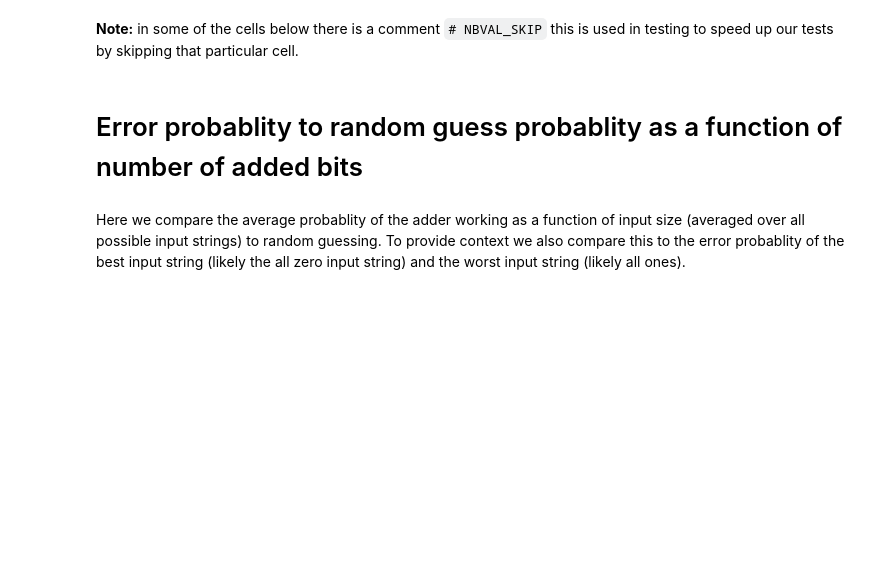
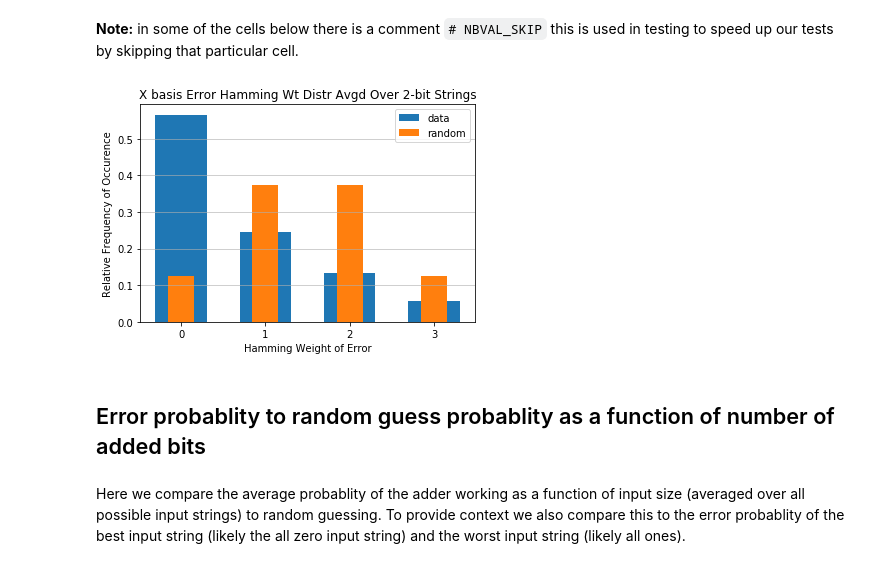
Before and after one commit to rigetti/forest-benchmarking, a Jupyter notebook: examples/ripple_adder_benchmark.ipynb, the cells around one changed output. Saved outputs shown, nothing was run; the diff lists cells and outputs as text; code cells hidden in the pictures; blank space fills up the shorter version.

```diff
--- a/examples/ripple_adder_benchmark.ipynb
+++ b/examples/ripple_adder_benchmark.ipynb
@@ -143,7 +166,8 @@ A zeroth order performance criterion is to do better than these numbers.
 # %%
 n_bits = 2
 nshots = 100
-results = get_n_bit_adder_results(noisy_qc, n_bits, use_param_program=False, num_shots = nshots)
+results = get_n_bit_adder_results(noisy_qc, n_bits, use_param_program=False, num_shots = nshots,
+                                  show_progress_bar=True)
 # %%
 # sucess probabilities of different input strings
 pr_correct = get_success_probabilities_from_results(results)
@@ -256,25 +295,27 @@ CNOT_in_X_basis = $(H\otimes I)$ CZ $(H\otimes I)$ = $|+\rangle\langle +|\otimes
 # %%
 # NBVAL_SKIP
 
 n_bits = 2
 # set in_x_basis to true here
-results = get_n_bit_adder_results(noisy_qc, n_bits, in_x_basis=True)
+results = get_n_bit_adder_results(noisy_qc, n_bits, in_x_basis=True, show_progress_bar=True)
 distributions = get_error_hamming_distributions_from_results(results)
 
 averaged_distr = np.mean(distributions, axis=0)
 x_labels = np.arange(0, len(averaged_distr))
 plt.bar(x_labels, averaged_distr, width=0.61, align='center')
 plt.bar(x_labels, rand_ans_distr, width=0.31, align='center')
 plt.xticks(x_labels)
 plt.xlabel('Hamming Weight of Error')
 plt.ylabel('Relative Frequency of Occurence')
 plt.grid(axis='y', alpha=0.75)
 plt.legend(['data','random'])
 plt.title('X basis Error Hamming Wt Distr Avgd Over {}-bit Strings'.format(n_bits))
 #plt.savefig(name)
 plt.show()
+# %% [output]
+[figure, added]
 # %% [markdown]
-# Error probablity to random guess probablity as a function of number of added bits
+## Error probablity to random guess probablity as a function of number of added bits
 # %% [markdown]
 Here we compare the average probablity of the adder working as a function of input size (averaged over all possible input strings) to random guessing. To provide context we also compare this to the error probablity of the best input string (likely the all zero input string) and the worst input string (likely all ones).
 # %%
```
Also changed, not shown: parts of 13 cells of this notebook, 3 other files.
